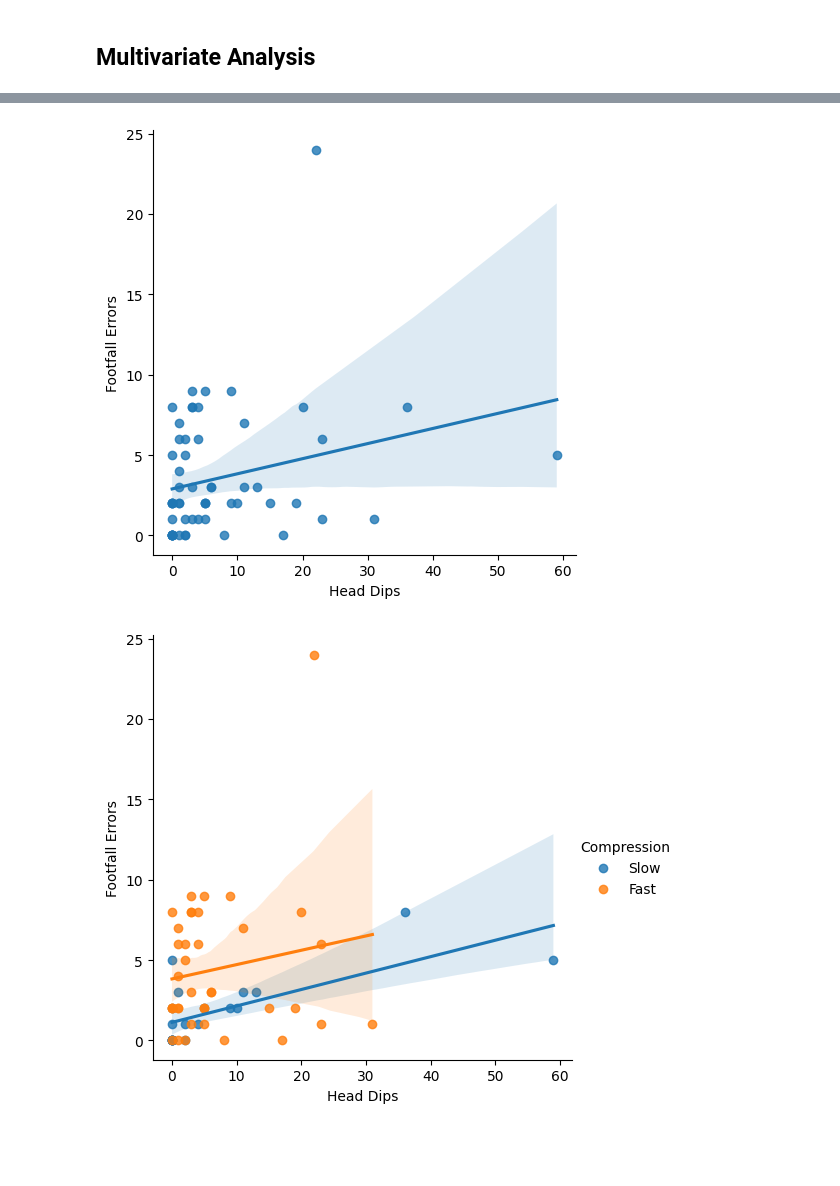
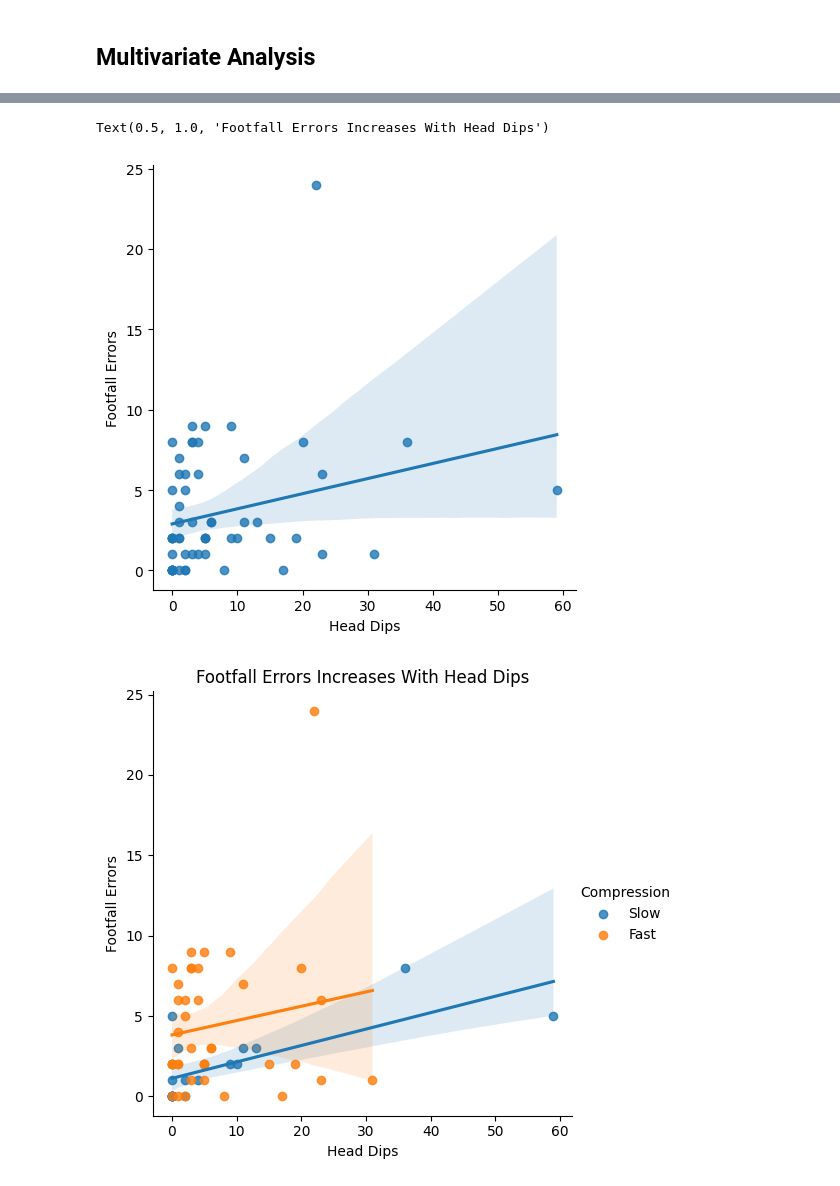
Before and after one commit to milliehuang2022/Chronic-Spinal-Cord-Injury, a Jupyter notebook: mouse_plank.ipynb, the cells around one changed output, grey strips where cells are left out. Cells and saved outputs as stored; diff of their text form; code cells hidden in the pictures; blank space fills up the shorter version.

Commit message:
Updated visualizations

```diff
--- a/mouse_plank.ipynb
+++ b/mouse_plank.ipynb
@@ -130,7 +135,9 @@ NameError: name 'sns' is not defined
 # %%
 sns.lmplot(x = "Head Dips", y="Footfall Errors", data=mouse_plank)
 sns.lmplot(x = "Head Dips", y="Footfall Errors", hue = "Compression", data=mouse_plank)
+plt.title("Footfall Errors Increases With Head Dips")
 plt.show()
 # %% [output]
+Text(0.5, 1.0, 'Footfall Errors Increases With Head Dips')
 [figure]
-[figure, old version]
+[figure, new version]
```
Also changed, not shown: parts of 20 cells of this notebook.
